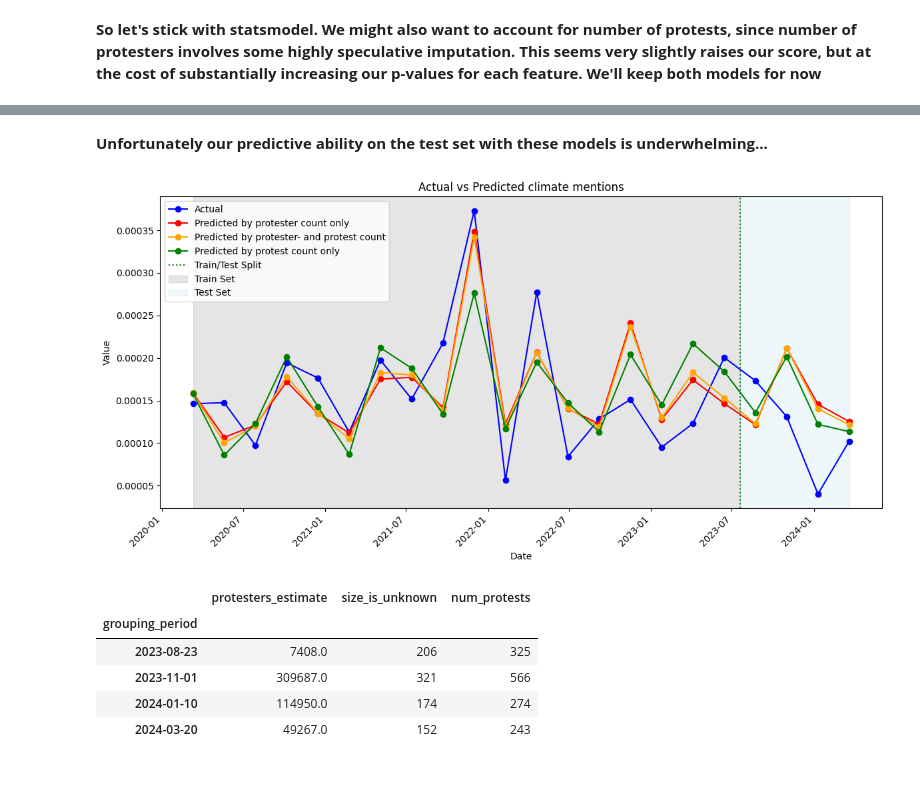
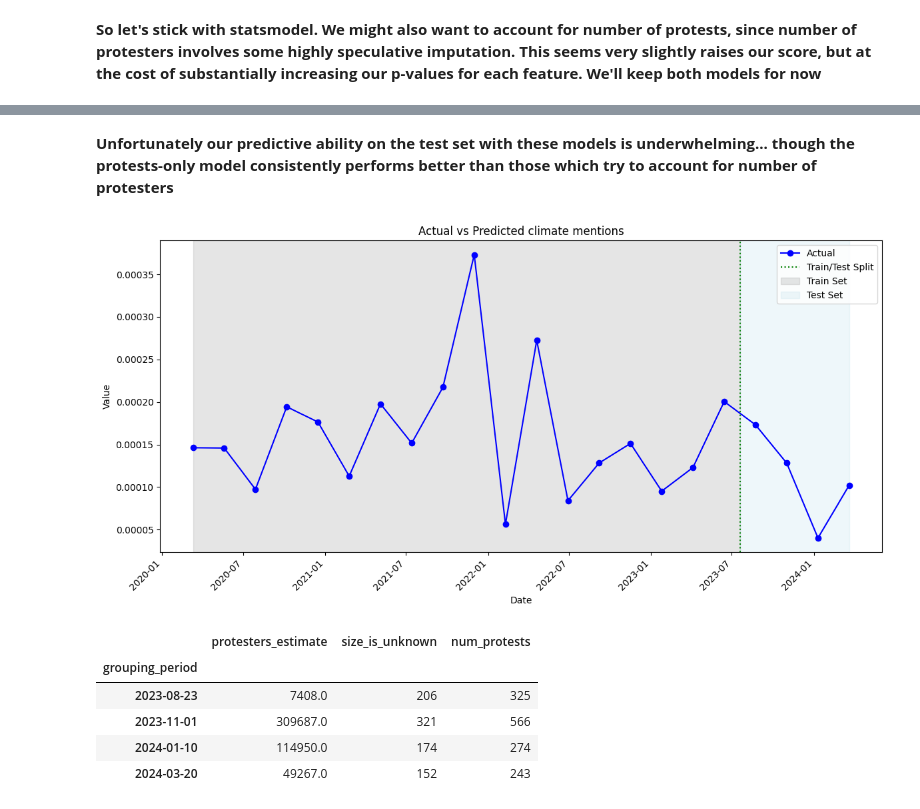
Before and after one commit to Arepo/climate_protest_modelling, a Jupyter notebook: Climate protest modelling.ipynb, the cells around one changed output, grey strips where cells are left out. Saved outputs shown, nothing was run; the diff lists cells and outputs as text; code cells hidden in the pictures; blank space fills up the shorter version.

```diff
--- a/Climate protest modelling.ipynb
+++ b/Climate protest modelling.ipynb
@@ -650,7 +681,7 @@ Notes:
 [2] The condition number is large, 1.37e+06. This might indicate that there are
 strong multicollinearity or other numerical problems.
 # %% [markdown]
-**Unfortunately our predictive ability on the test set with these models is underwhelming...**
+**Unfortunately our predictive ability on the test set with these models is underwhelming... though the protests-only model consistently performs better than those which try to account for number of protesters**
 # %%
 X = X_train[['num_protests']]
 X = X_full = sm.add_constant(X)
@@ -684,38 +715,39 @@ fig, ax = plt.subplots(figsize=(12, 6))
 ax.plot(y_actual.index, y_actual.values, label='Actual', color='blue', marker='o')
 
 # Plot predicted values
-ax.plot(y_pred_full_protests_and_protesters.index, y_pred_full_protests_and_protesters.values, label='Predicted by protester count only', color='red', marker='o')
-ax.plot(y_pred_full_protesters.index, y_pred_full_protesters.values, label='Predicted by protester- and protest count', color='orange', marker='o')
-ax.plot(y_pred_full_protests.index, y_pred_full_protests.values, label='Predicted by protest count only', color='green', marker='o')
+# ax.plot(y_actual.index, y_pred_full_protests_and_protesters.values, label='Predicted by protester count only', color='red', marker='o')
+# ax.plot(y_actual.index, y_pred_full_protesters.values, label='Predicted by protester- and protest count', color='orange', marker='o')
+# ax.plot(y_actual.index, y_pred_full_protests.values, label='Predicted by protest count only', color='green', marker='o')
+# # ax.plot(y_actual.index, best_pipeline.predict(regularised_protests_df), label='Predicted by parameterised imputation', color='magenta', marker='o')
 
 # Calculate the midpoint between the last train and first test data point
 last_train_date = y_train.index[-1]
 first_test_date = y_test.index[0]
 split_date = last_train_date + (first_test_date - last_train_date) / 2
 
 # Add a vertical line to indicate the train/test split
 ax.axvline(x=split_date, color='green', linestyle=':', label='Train/Test Split')
 
 # Shade the background to distinguish train and test areas
 ax.axvspan(y_actual.index[0], split_date, alpha=0.2, color='gray', label='Train Set')
 ax.axvspan(split_date, y_actual.index[-1], alpha=0.2, color='lightblue', label='Test Set')
 
 # Customize the plot
 ax.set_title('Actual vs Predicted climate mentions')
 ax.set_xlabel('Date')
 ax.set_ylabel('Value')
 ax.legend()
 
 # Rotate x-axis labels for better readability
 plt.xticks(rotation=45, ha='right')
 
 # Adjust layout to prevent cut-off labels
 plt.tight_layout()
 
 # Show the plot
 plt.show()
 # %% [output]
-[figure, old version]
+[figure, new version]
 # %%
 X_test
 # %% [output]
```
Also changed, not shown: parts of 18 cells of this notebook.
